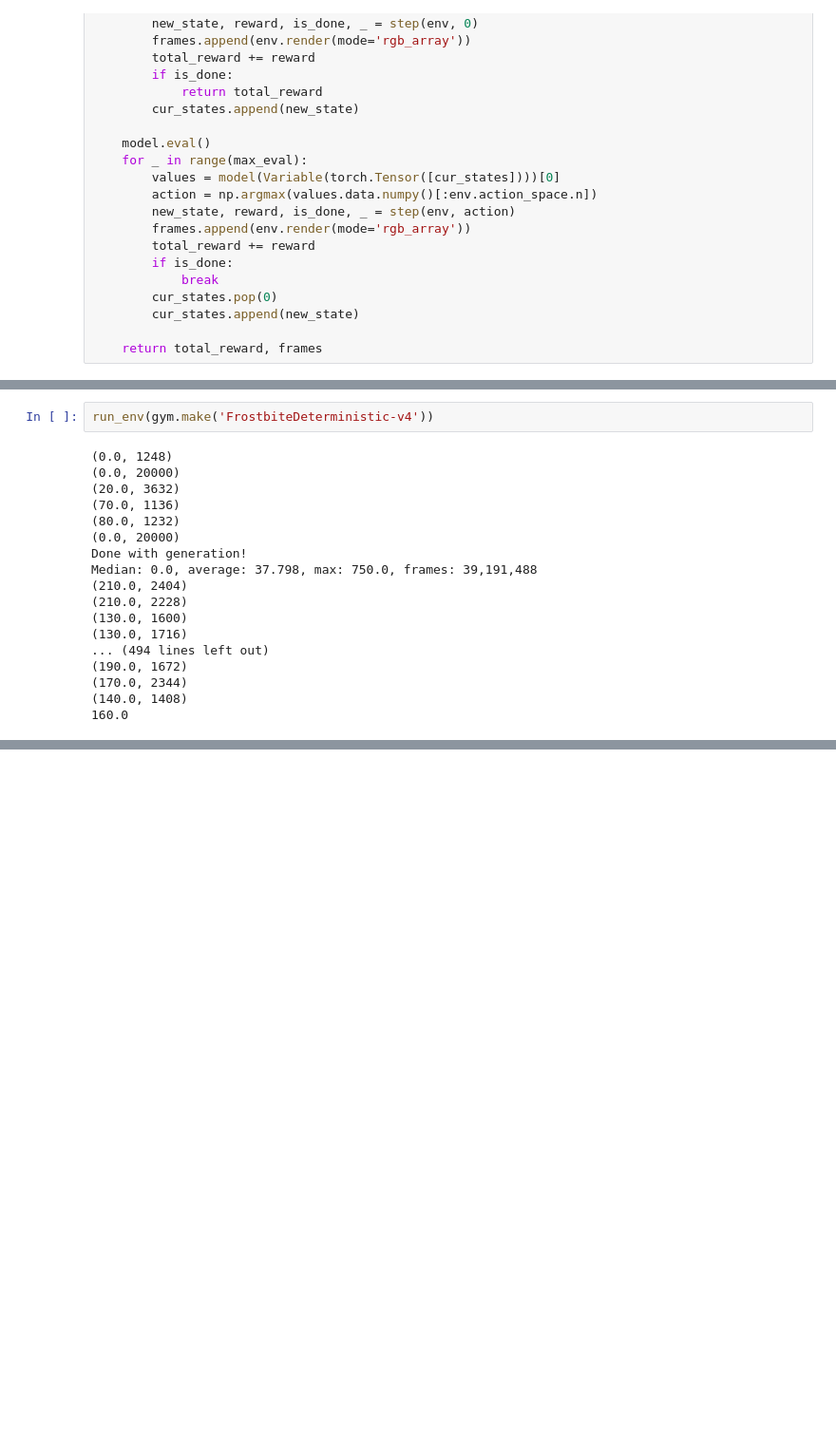
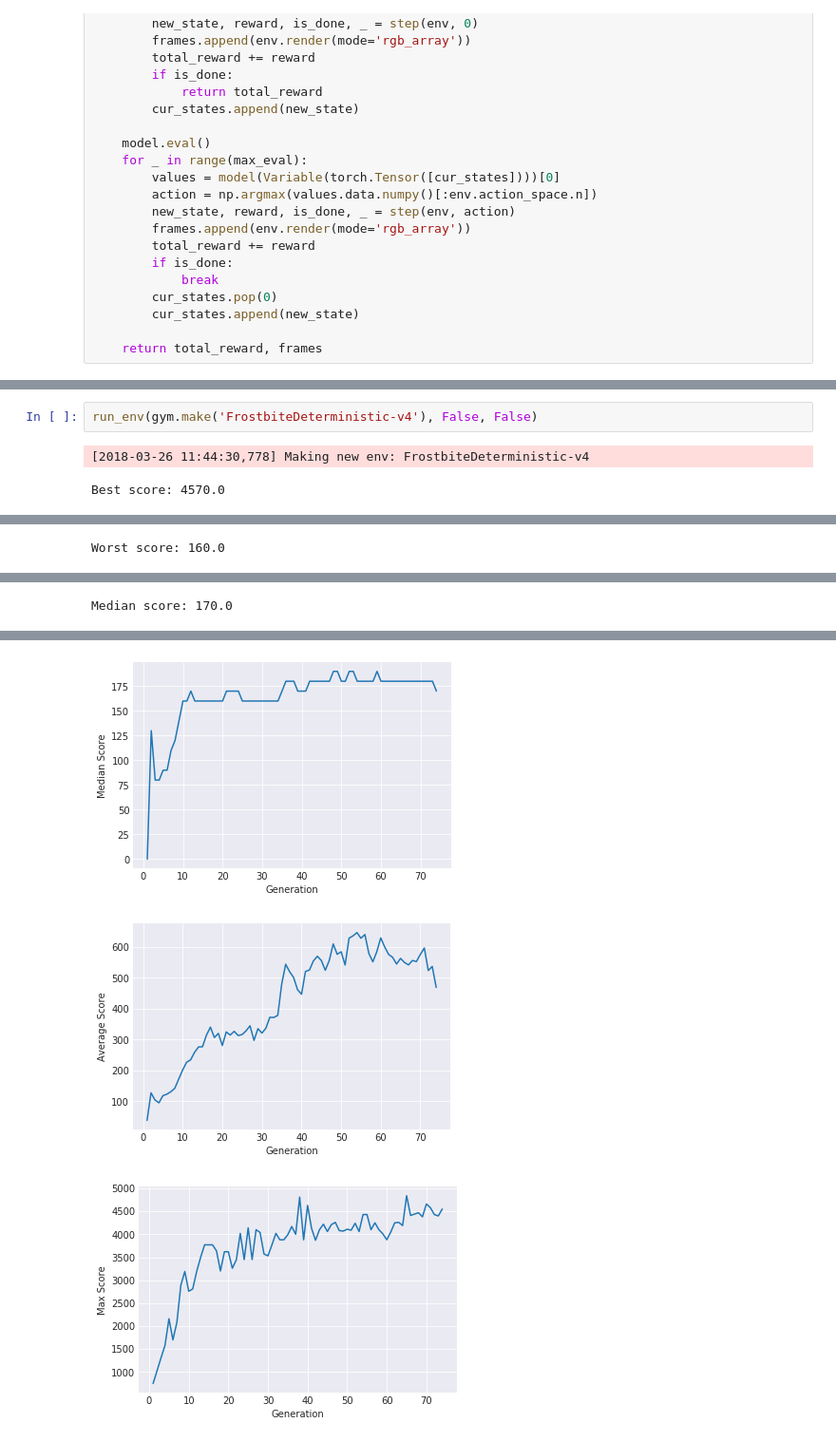
Before and after one commit to AdrienLE/neuroevo, a Jupyter notebook: Neuroevo.ipynb, the cells around one changed output, grey strips where cells are left out. Shown at 95% size. Drawn from its saved outputs; the diff is of its cells as text; blank space fills up the shorter version.

```diff
--- a/Neuroevo.ipynb
+++ b/Neuroevo.ipynb
@@ -226,20 +416,5 @@ def run_env(env, do_run=True):
 # %%
-run_env(gym.make('FrostbiteDeterministic-v4'))
+run_env(gym.make('FrostbiteDeterministic-v4'), False, False)
 # %% [output]
-(0.0, 1248)
-(0.0, 20000)
-(20.0, 3632)
-(70.0, 1136)
-(80.0, 1232)
-(0.0, 20000)
-Done with generation!
-Median: 0.0, average: 37.798, max: 750.0, frames: 39,191,488
-(210.0, 2404)
-(210.0, 2228)
-(130.0, 1600)
-(130.0, 1716)
-... (494 lines left out)
-(190.0, 1672)
-(170.0, 2344)
-(140.0, 1408)
-160.0
+[2018-03-26 11:44:30,778] Making new env: FrostbiteDeterministic-v4
+Best score: 4570.0
@@ -245,0 +422 @@ Median: 0.0, average: 37.798, max: 750.0, frames: 39,191,488
+Worst score: 160.0
@@ -245,0 +424 @@ Median: 0.0, average: 37.798, max: 750.0, frames: 39,191,488
+Median score: 170.0
@@ -245,0 +426,3 @@ Median: 0.0, average: 37.798, max: 750.0, frames: 39,191,488
+[figure, added]
+[figure, added]
+[figure, added]
```
Also changed, not shown: parts of 14 cells of this notebook, 29 other files.
